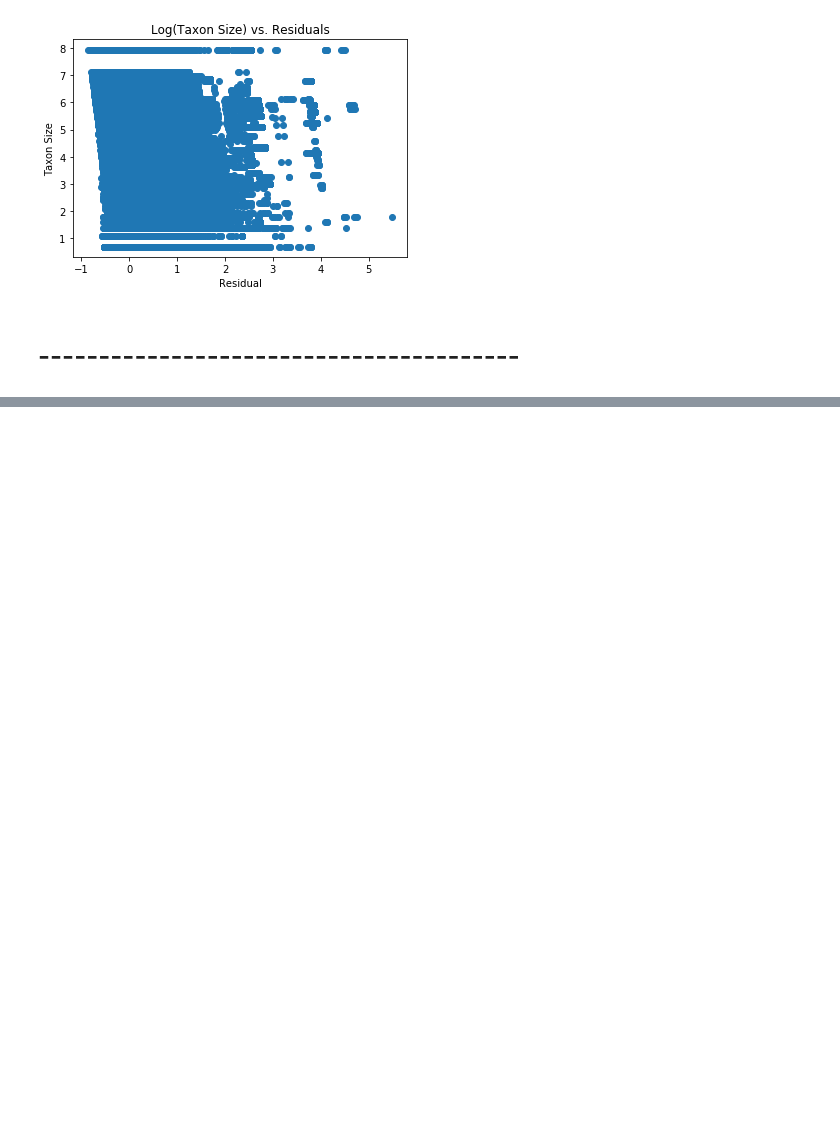
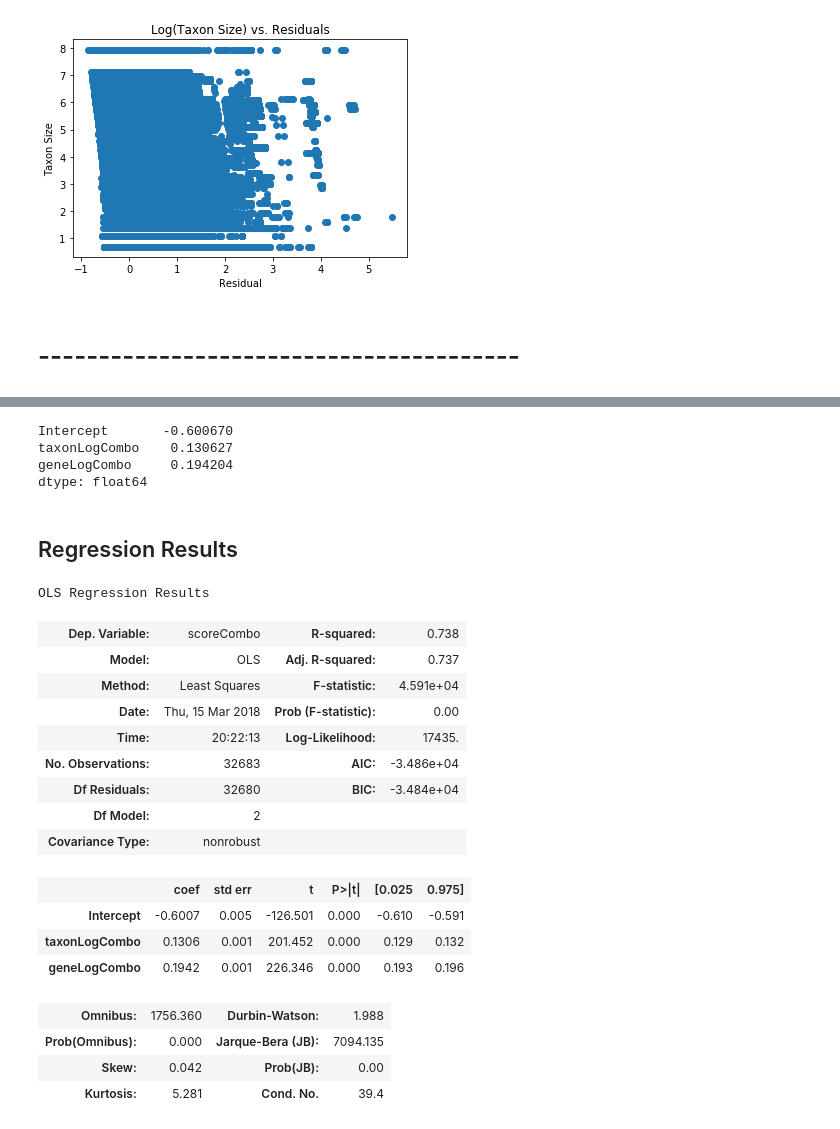
Before and after one commit to odumitr/Gene-and-Taxa-Analysis, a Jupyter notebook: src/linear_regression.ipynb, the cells around one changed output, grey strips where cells are left out. Drawn from its saved outputs; the diff is of its cells as text; code cells hidden in the pictures; blank space fills up the shorter version.

```diff
--- a/src/linear_regression.ipynb
+++ b/src/linear_regression.ipynb
@@ -746,0 +744,32 @@ plt.xlabel('Residual')
+# %%
+taxonGenePairs = {}
+alreadySeenPairs = set()
+
+inFile = open("../data/Scores_Sizes.txt")
+for line in inFile:
+    if "Score" not in line:
+        data = line.strip().split("\t")
+        gene = int(data[1])
+        taxon = int(data[4])
+
+        if gene != 0:
+            gene = math.log(gene)
+
+        if taxon != 0:
+            taxon = math.log(taxon)
+
+        pair = (taxon, gene)
+        score = float(data[6])
+
+        if pair not in alreadySeenPairs:
+            taxonGenePairs[pair] = [score, 1.0]
+            alreadySeenPairs.add(pair)
+        else:
+            prevScoreCount = taxonGenePairs.get(pair)
+            taxonGenePairs[pair] = [prevScoreCount[0] + score, prevScoreCount[1] + 1.0]
+
+for key in taxonGenePairs:
+    scoreAndCount = taxonGenePairs.get(key)
+    taxonGenePairs[key] = scoreAndCount[0] / scoreAndCount[1]
+
+inFile.close()
@@ -746,0 +790,31 @@ plt.xlabel('Residual')
+# %%
+resultsTaxonLogGeneLogAvgCombo = smf.ols(formula='scoreCombo ~ taxonLogCombo + geneLogCombo', data=taxonLogGeneLogAvgCombo).fit()
+resultsTaxonLogGeneLogAvgCombo.params
+# %% [output]
+Intercept       -0.600670
+taxonLogCombo    0.130627
+geneLogCombo     0.194204
+dtype: float64
+# %% [markdown]
+## Regression Results
+# %%
+resultsTaxonLogGeneLogAvgCombo.summary()
+# %% [output]
+OLS Regression Results
+| Dep. Variable: | scoreCombo | R-squared: | 0.738 |
+| Model: | OLS | Adj. R-squared: | 0.737 |
+| Method: | Least Squares | F-statistic: | 4.591e+04 |
+| Date: | Thu, 15 Mar 2018 | Prob (F-statistic): | 0.00 |
+| Time: | 20:22:13 | Log-Likelihood: | 17435. |
+| No. Observations: | 32683 | AIC: | -3.486e+04 |
+| Df Residuals: | 32680 | BIC: | -3.484e+04 |
+| Df Model: | 2 |  |  |
+| Covariance Type: | nonrobust |  |  |
+|  | coef | std err | t | P>|t| | [0.025 | 0.975] |
+| Intercept | -0.6007 | 0.005 | -126.501 | 0.000 | -0.610 | -0.591 |
+| taxonLogCombo | 0.1306 | 0.001 | 201.452 | 0.000 | 0.129 | 0.132 |
+| geneLogCombo | 0.1942 | 0.001 | 226.346 | 0.000 | 0.193 | 0.196 |
+| Omnibus: | 1756.360 | Durbin-Watson: | 1.988 |
+| Prob(Omnibus): | 0.000 | Jarque-Bera (JB): | 7094.135 |
+| Skew: | 0.042 | Prob(JB): | 0.00 |
+| Kurtosis: | 5.281 | Cond. No. | 39.4 |
```
Also changed, not shown: parts of 9 cells of this notebook.
